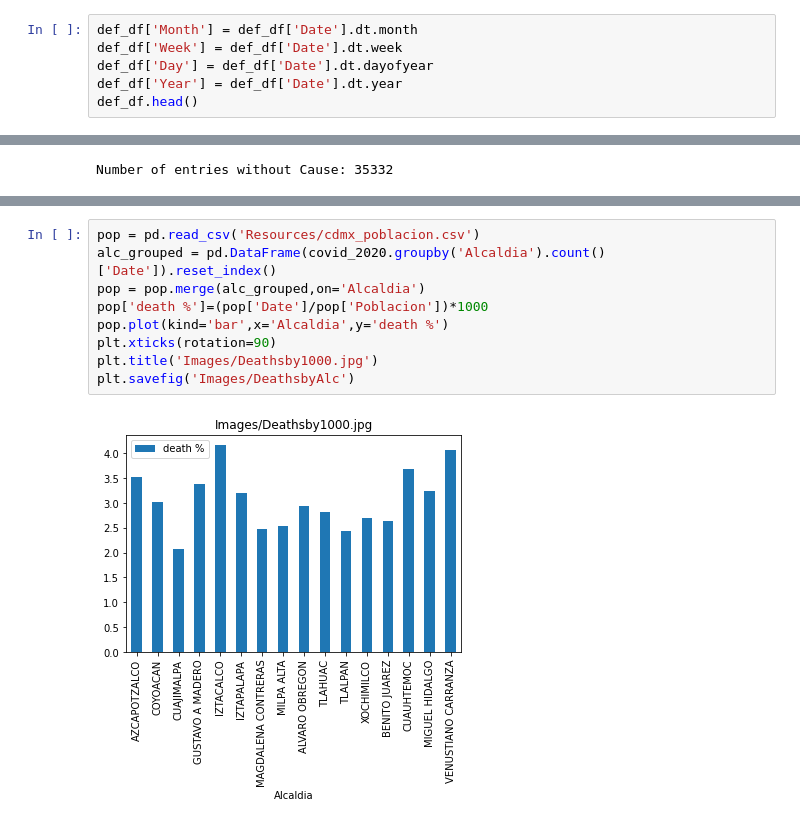
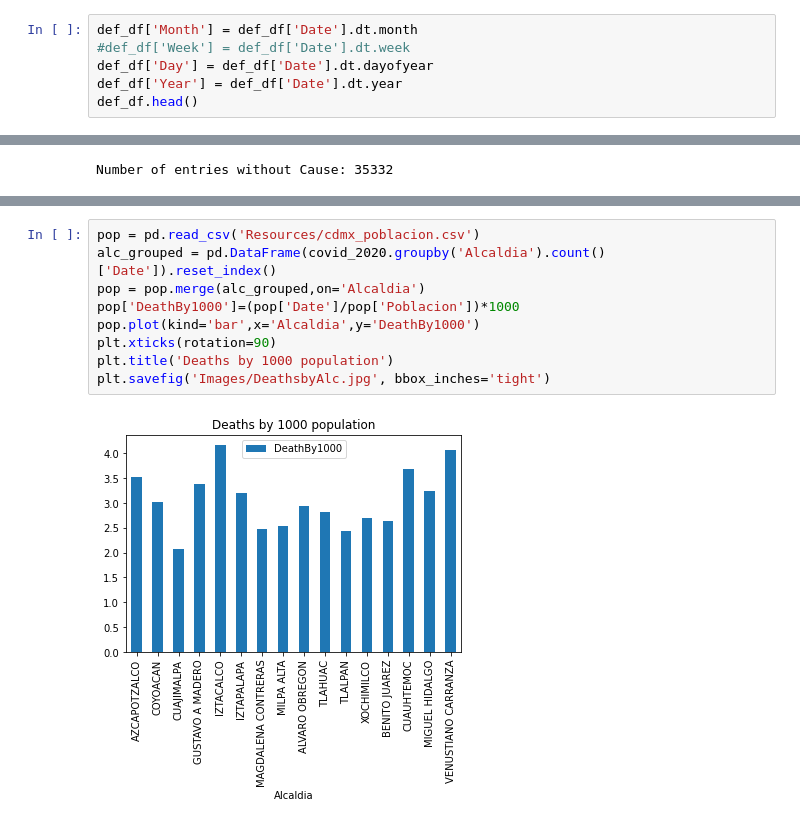
Before and after one commit to Momoyactly/cdmx-covid-analysis, a Jupyter notebook: DeathAnalysis.ipynb, the cells around one changed output, grey strips where cells are left out. Cells and saved outputs as stored; diff of their text form.

```diff
--- a/DeathAnalysis.ipynb
+++ b/DeathAnalysis.ipynb
@@ -61,7 +60,7 @@ gender_df.head()
 | Mujer | 188851 | 0.449082 |
 # %%
 def_df['Month'] = def_df['Date'].dt.month
-def_df['Week'] = def_df['Date'].dt.week
+#def_df['Week'] = def_df['Date'].dt.week
 def_df['Day'] = def_df['Date'].dt.dayofyear
 def_df['Year'] = def_df['Date'].dt.year
 def_df.head()
@@ -143,12 +142,12 @@ fig.show()
 # %%
 pop = pd.read_csv('Resources/cdmx_poblacion.csv')
 alc_grouped = pd.DataFrame(covid_2020.groupby('Alcaldia').count()['Date']).reset_index()
 pop = pop.merge(alc_grouped,on='Alcaldia')
-pop['death %']=(pop['Date']/pop['Poblacion'])*1000
-pop.plot(kind='bar',x='Alcaldia',y='death %')
+pop['DeathBy1000']=(pop['Date']/pop['Poblacion'])*1000
+pop.plot(kind='bar',x='Alcaldia',y='DeathBy1000')
 plt.xticks(rotation=90)
-plt.title('Images/Deathsby1000.jpg')
-plt.savefig('Images/DeathsbyAlc')
+plt.title('Deaths by 1000 population')
+plt.savefig('Images/DeathsbyAlc.jpg', bbox_inches='tight')
 # %% [output]
-[figure, old version]
+[figure, new version]
 # %%
```
Also changed, not shown: parts of 8 cells of this notebook, 2 other files.
